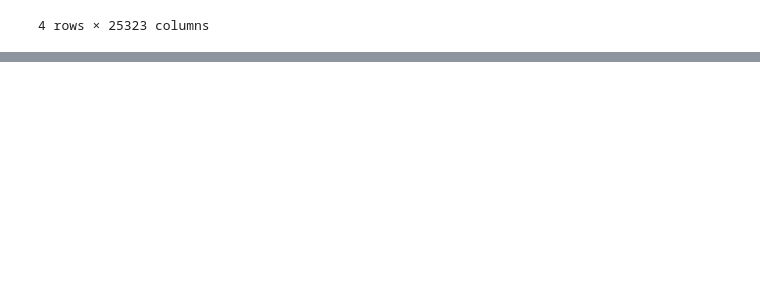
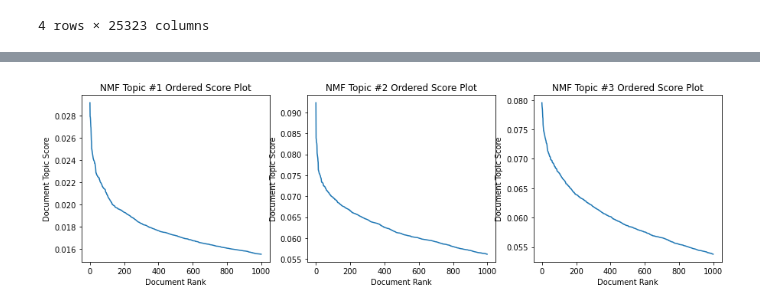
Before and after one commit to version0chiro/BE_Project, a Jupyter notebook: recipeRecomendation/Recipe Recommendation .ipynb, the cells around one changed output, grey strips where cells are left out. Drawn from its saved outputs; the diff is of its cells as text; code cells hidden in the pictures; blank space fills up the shorter version.

```diff
--- a/recipeRecomendation/Recipe Recommendation .ipynb
+++ b/recipeRecomendation/Recipe Recommendation .ipynb
@@ -44,0 +598,14 @@ recipes = pd.concat([allrecipes, epicurious, foodnetwork]).reset_index(drop=True
+# %%
+# NMF Topic document scores for topics 0-2
+plt.figure(figsize=(15,4))
+for i in range(3):
+    series = pd.Series(text_nmf[:,i]).copy().sort_values(ascending = False).reset_index(drop = True)
+    plt.subplot(1,3,i+1)
+    plt.plot(series[:1000])
+    plt.title('NMF Topic #{} Ordered Score Plot'.format(i+1))
+    plt.xlabel('Document Rank')
+    plt.ylabel('Document Topic Score')
+#plt.savefig('DocsByTop_Score_Elbows.png', transparent = True)
+plt.show()
+# %% [output]
+[figure, added]
```
Also changed, not shown: parts of 96 cells of this notebook, 3 other files.
